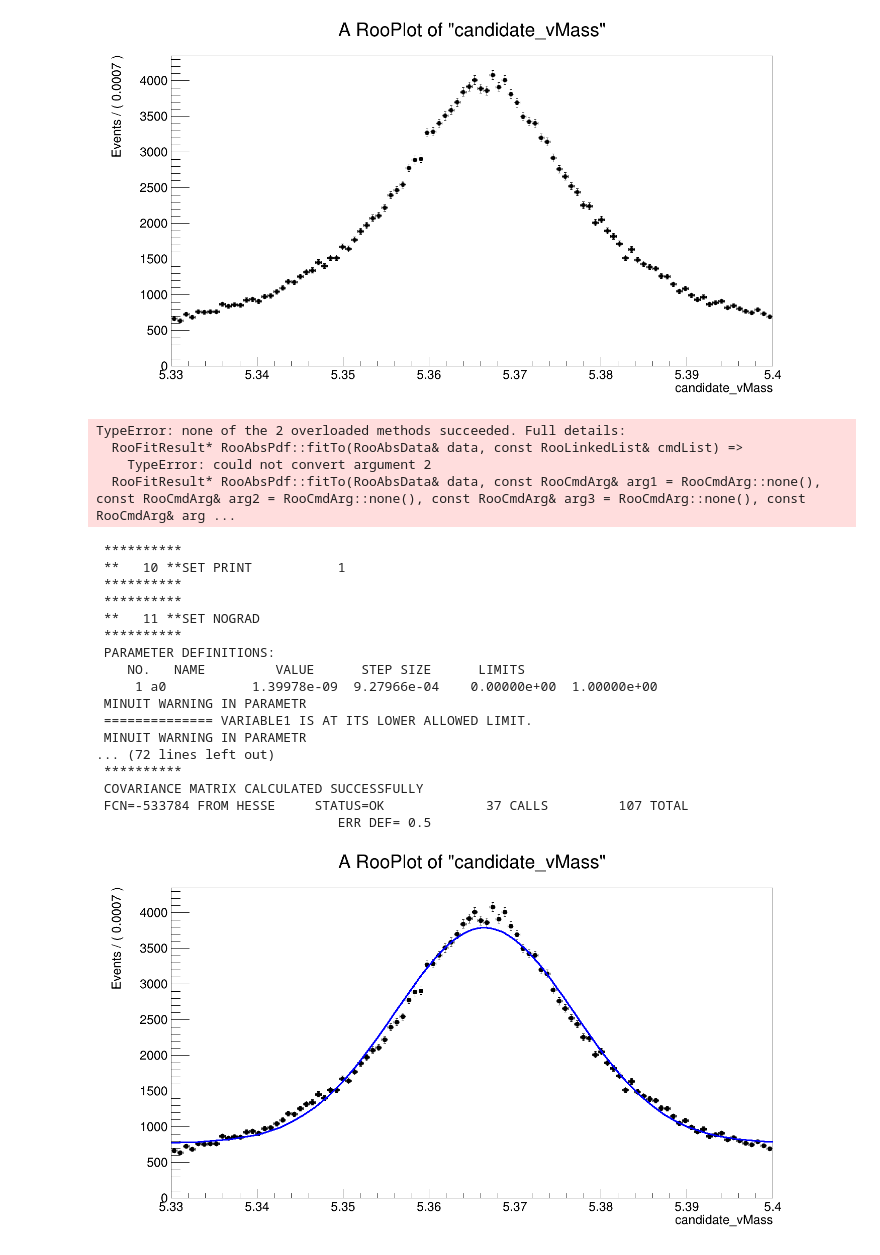
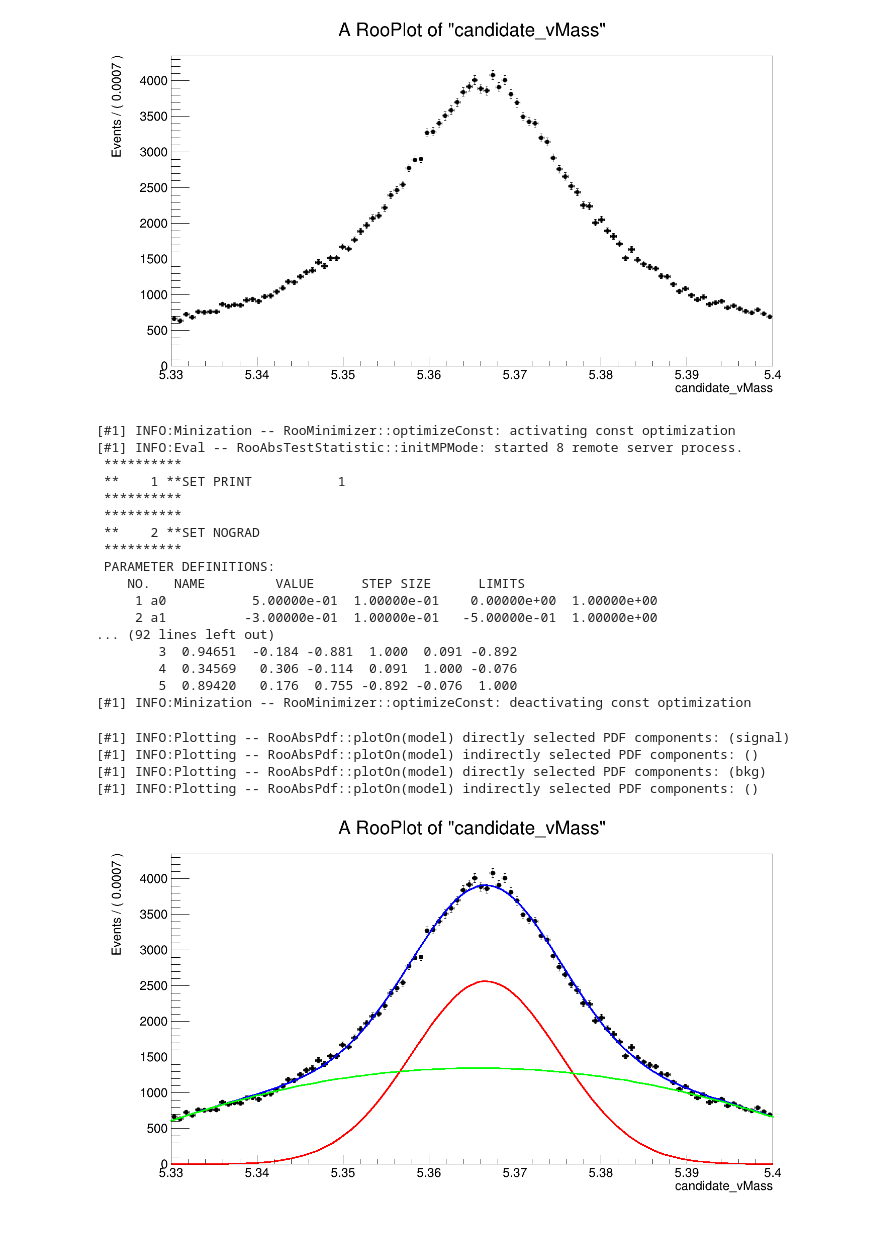
Before and after one commit to bucket420/DOE-INFN-2022, a Jupyter notebook: roofit.ipynb, the cells around one changed output. Saved outputs shown, nothing was run; the diff lists cells and outputs as text; code cells hidden in the pictures.

```diff
--- a/roofit.ipynb
+++ b/roofit.ipynb
@@ -108,12 +110,12 @@ c.Draw()
 # %% [output]
 [figure]
 # %%
-mean = ROOT.RooRealVar("mean", "mean of gaussians", 5.36, 5.2, 5.4)
-sigma = ROOT.RooRealVar("sigma", "width", 0.1, 0.001, 0.2)
+mean = ROOT.RooRealVar("mean", "mean of gaussians", 5.37, 5.33, 5.4)
+sigma = ROOT.RooRealVar("sigma", "width", 0.01, 0.001, 0.2)
 signal = ROOT.RooGaussian("signal", "signal", mass, mean, sigma)
 # %%
 a0 = ROOT.RooRealVar("a0", "a0", 0.5, 0.0, 1.0)
-a1 = ROOT.RooRealVar("a1", "a1", -0.2, 0.0, 1.0)
+a1 = ROOT.RooRealVar("a1", "a1", -0.3, -0.5, 1.0)
 background = ROOT.RooChebychev("bkg", "Background", mass, ROOT.RooArgList(a0, a1))
 # %%
 bkgfrac = ROOT.RooRealVar("bkgfrac", "fraction of background", 0.5, 0.0, 1.0)
@@ -121,31 +123,38 @@ model = ROOT.RooAddPdf("model", "g+cheb", ROOT.RooArgList(background, signal), R
 # %%
 r_full = model.fitTo(data, ROOT.RooFit.NumCPU(8))
 # %% [output]
-TypeError: none of the 2 overloaded methods succeeded. Full details:
-  RooFitResult* RooAbsPdf::fitTo(RooAbsData& data, const RooLinkedList& cmdList) =>
-    TypeError: could not convert argument 2
-  RooFitResult* RooAbsPdf::fitTo(RooAbsData& data, const RooCmdArg& arg1 = RooCmdArg::none(), const RooCmdArg& arg2 = RooCmdArg::none(), const RooCmdArg& arg3 = RooCmdArg::none(), const RooCmdArg& arg ...
+[#1] INFO:Minization -- RooMinimizer::optimizeConst: activating const optimization
+[#1] INFO:Eval -- RooAbsTestStatistic::initMPMode: started 8 remote server process.
+ **********
+ **    1 **SET PRINT           1
+ **********
+ **********
+ **    2 **SET NOGRAD
+ **********
+ PARAMETER DEFINITIONS:
+    NO.   NAME         VALUE      STEP SIZE      LIMITS
+     1 a0           5.00000e-01  1.00000e-01    0.00000e+00  1.00000e+00
+     2 a1          -3.00000e-01  1.00000e-01   -5.00000e-01  1.00000e+00
+... (92 lines left out)
+        3  0.94651  -0.184 -0.881  1.000  0.091 -0.892
+        4  0.34569   0.306 -0.114  0.091  1.000 -0.076
+        5  0.89420   0.176  0.755 -0.892 -0.076  1.000
+[#1] INFO:Minization -- RooMinimizer::optimizeConst: deactivating const optimization
- **********
- **   10 **SET PRINT           1
- **********
- **********
- **   11 **SET NOGRAD
- **********
- PARAMETER DEFINITIONS:
-    NO.   NAME         VALUE      STEP SIZE      LIMITS
-     1 a0           1.39978e-09  9.27966e-04    0.00000e+00  1.00000e+00
- MINUIT WARNING IN PARAMETR
- ============== VARIABLE1 IS AT ITS LOWER ALLOWED LIMIT.
- MINUIT WARNING IN PARAMETR
-... (72 lines left out)
- **********
- COVARIANCE MATRIX CALCULATED SUCCESSFULLY
- FCN=-533784 FROM HESSE     STATUS=OK             37 CALLS         107 TOTAL
-                               ERR DEF= 0.5
 # %%
 data.plotOn(mass_frame)
 model.plotOn(mass_frame)
+
+signal_component = ROOT.RooArgSet(signal)
+background_component = ROOT.RooArgSet(background)
+
+model.plotOn(mass_frame, ROOT.RooFit.Components(signal_component), ROOT.RooFit.LineColor(2));
+model.plotOn(mass_frame, ROOT.RooFit.Components(background_component), ROOT.RooFit.LineColor(3));
+
 mass_frame.Draw()
 c.Draw()
 # %% [output]
+[#1] INFO:Plotting -- RooAbsPdf::plotOn(model) directly selected PDF components: (signal)
+[#1] INFO:Plotting -- RooAbsPdf::plotOn(model) indirectly selected PDF components: ()
+[#1] INFO:Plotting -- RooAbsPdf::plotOn(model) directly selected PDF components: (bkg)
+[#1] INFO:Plotting -- RooAbsPdf::plotOn(model) indirectly selected PDF components: ()
-[figure, old version]
+[figure, new version]
```
Also changed, not shown: parts of 1 cell of this notebook, 18 other files.
